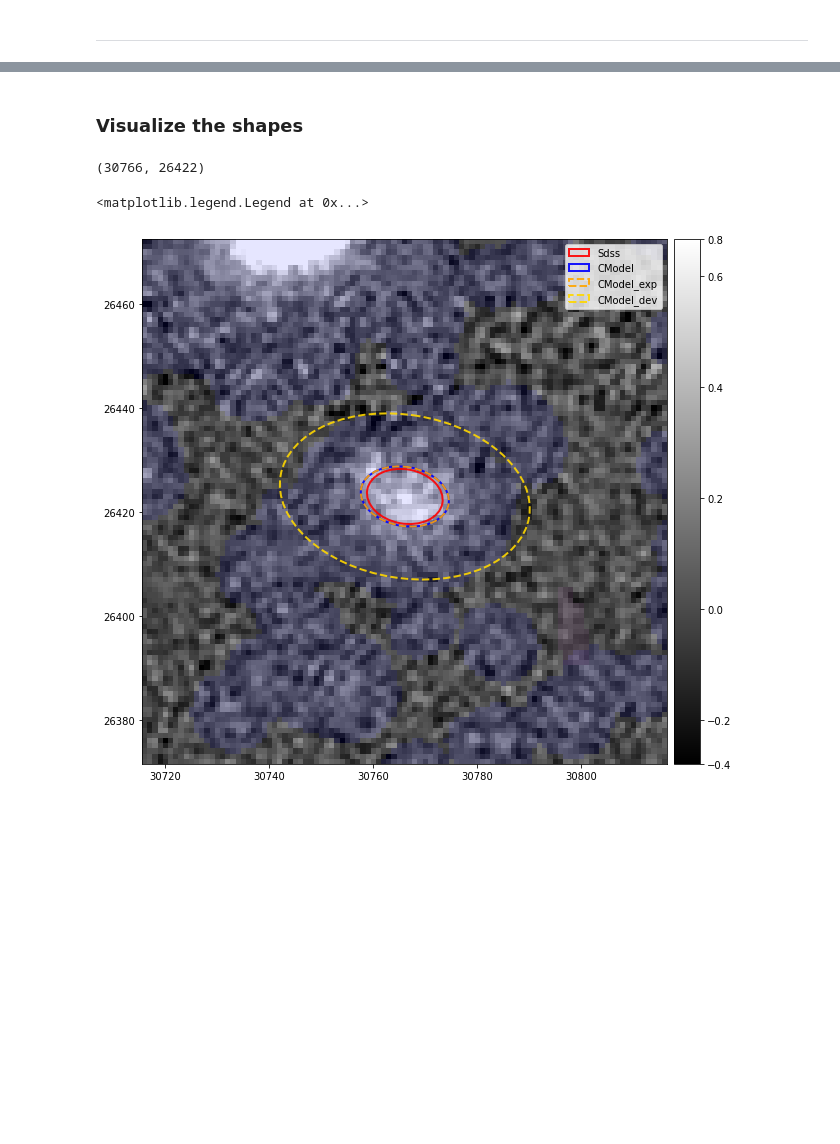
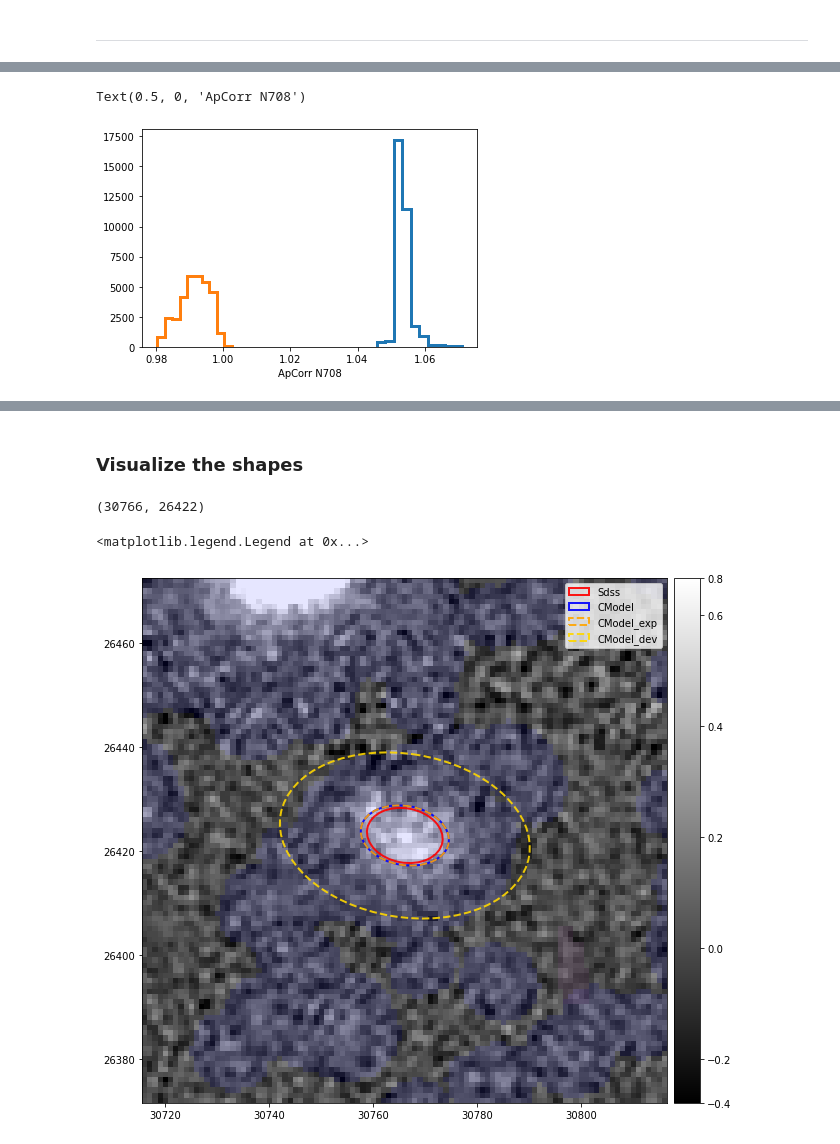
Before and after one commit to MerianSurvey/lambo, a Jupyter notebook: notebooks/hsc_gaap/merian_n708_n540_size.ipynb, the cells around one changed output, grey strips where cells are left out. Drawn from its saved outputs; the diff is of its cells as text; code cells hidden in the pictures; blank space fills up the shorter version.

Commit message:
aper corr check

```diff
--- a/notebooks/hsc_gaap/merian_n708_n540_size.ipynb
+++ b/notebooks/hsc_gaap/merian_n708_n540_size.ipynb
@@ -116,3 +116,11 @@ refCatObj = butler.get(
 #     instrument='DECam',
 #     skymap='hsc_rings_v1',
 # )
+# %%
+refCatObj = butler.get(
+    'deepCoadd_forced_src',
+    collections='DECam/runs/merian/dr1_wide',
+    dataId=dataId,
+    instrument='DECam',
+    skymap='hsc_rings_v1',
+)
@@ -118,0 +154,7 @@ refCatObj = butler.get(
+# %%
+plt.hist(refCatObj['ext_gaap_GaapFlux_1_15x_1_0_apCorr'], histtype='step', lw=3)
+plt.hist(refCatObj['modelfit_CModel_apCorr'], histtype='step', lw=3)
+plt.xlabel('ApCorr N708')
+# %% [output]
+Text(0.5, 0, 'ApCorr N708')
+[figure, added]
```
Also changed, not shown: parts of 6 cells of this notebook, 2 other files.
